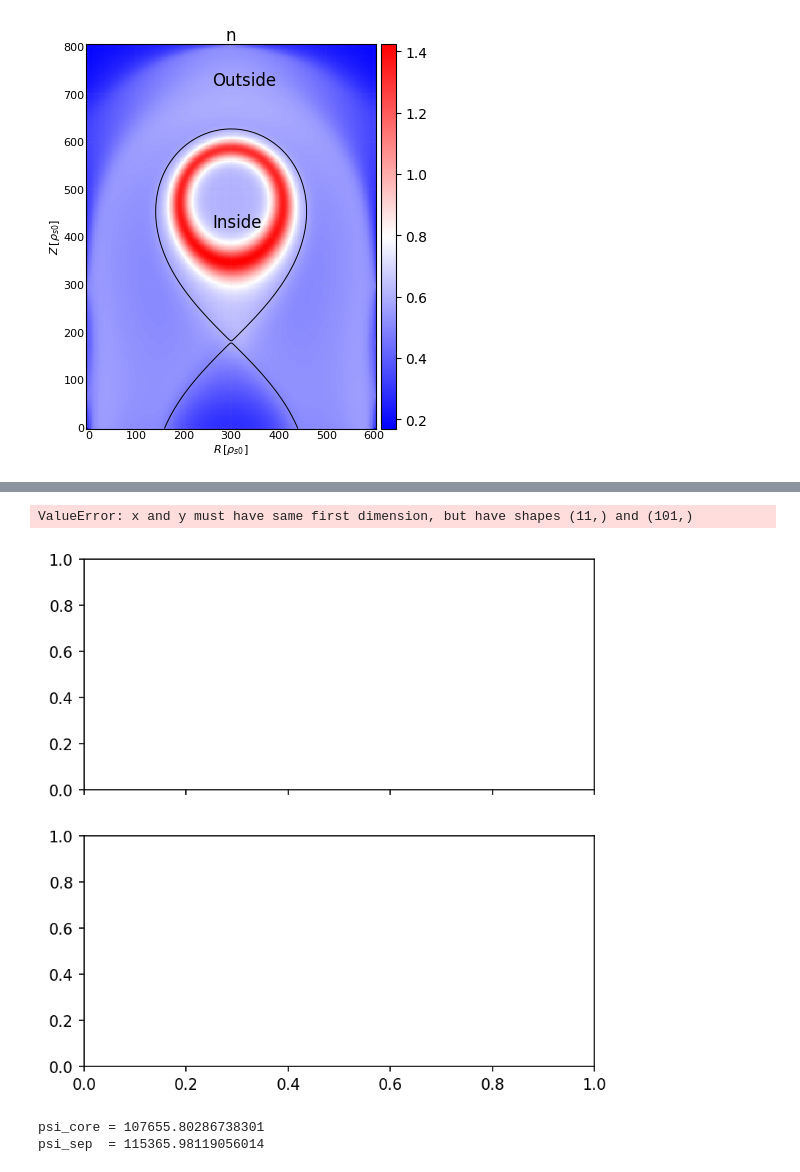
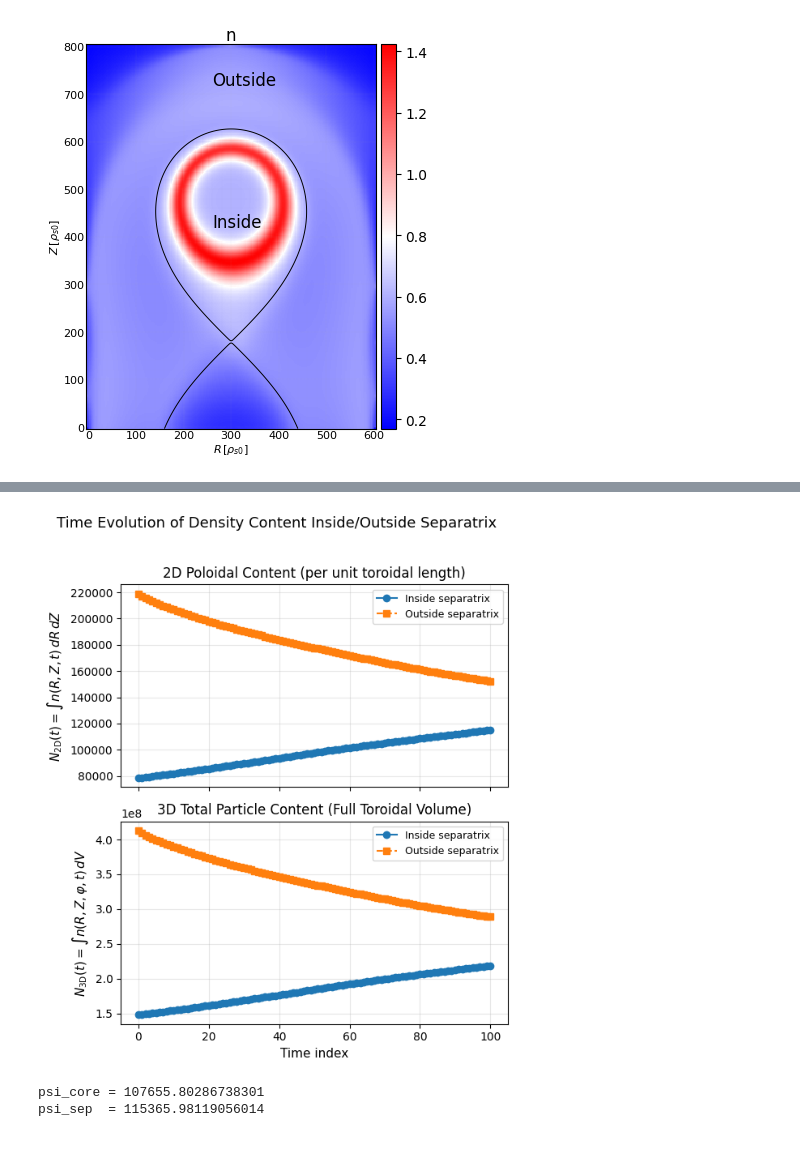
Before and after one commit to kyungtak/Jupyter_GBS, a Jupyter notebook: ML_validation/Density_conservation.ipynb, the cells around one changed output, grey strips where cells are left out. Drawn from its saved outputs; the diff is of its cells as text; code cells hidden in the pictures.

```diff
--- a/ML_validation/Density_conservation.ipynb
+++ b/ML_validation/Density_conservation.ipynb
@@ -330,33 +233,50 @@ psi_sep  = 115365.98119056014
 # %%
+# ---------------------------------------------------------
+# 7) Plot time evolution of density integrals (2D and 3D)
+# ---------------------------------------------------------
+
+t = np.arange(nt)         # replace with s.time if available
+# t = s.time              # e.g., if GBS time is provided
+
+fig, axes = plt.subplots(2, 1, figsize=(6, 7), dpi=100, sharex=True)
+
+# Global figure title
+fig.suptitle(
+    r'Time Evolution of Density Content Inside/Outside Separatrix',
+    fontsize=13, y=0.98
+)
 
 # ---------------------------------------------------------
-# 7) Plot time evolution
+# 2D poloidal integrals (per unit toroidal length)
 # ---------------------------------------------------------
-t = np.arange(nt)  # or use s.time if available
-
-fig, axes = plt.subplots(2, 1, figsize=(6, 6), dpi=150, sharex=True)
-
-# 2D integrals
 axes[0].plot(t, N2D_inside,  'o-', label='Inside separatrix')
 axes[0].plot(t, N2D_outside, 's--', label='Outside separatrix')
-axes[0].set_ylabel(r'$\int n \, dR \, dZ$')
-axes[0].legend()
+
+axes[0].set_ylabel(
+    r'$N_{\mathrm{2D}}(t) = \int n(R,Z,t)\, dR\, dZ$',
+    fontsize=11
+)
+axes[0].set_title(r'2D Poloidal Content (per unit toroidal length)', fontsize=12)
+axes[0].legend(fontsize=9)
 axes[0].grid(True, alpha=0.3)
-axes[0].set_title('2D conservation')
 
-# 3D integrals
+# ---------------------------------------------------------
+# 3D toroidal integrals (full torus)
+# ---------------------------------------------------------
 axes[1].plot(t, N3D_inside,  'o-', label='Inside separatrix')
 axes[1].plot(t, N3D_outside, 's--', label='Outside separatrix')
-axes[1].set_xlabel('time index')
-axes[1].set_ylabel(r'$\int n \, dV$')
-axes[1].legend()
+
+axes[1].set_xlabel('Time index', fontsize=11)   # replace by time units if physical time exists
+axes[1].set_ylabel(
+    r'$N_{\mathrm{3D}}(t)=\int n(R,Z,\varphi,t)\, dV$',
+    fontsize=11
+)
+axes[1].set_title(r'3D Total Particle Content (Full Toroidal Volume)', fontsize=12)
+axes[1].legend(fontsize=9)
 axes[1].grid(True, alpha=0.3)
-axes[1].set_title('3D the entire torus conservation')
 
-
-plt.tight_layout()
+plt.tight_layout(rect=[0, 0, 1, 0.96])
 plt.show()
 # %% [output]
-ValueError: x and y must have same first dimension, but have shapes (11,) and (101,)
-[figure, old version]
+[figure, new version]
 # %%
```
Also changed, not shown: parts of 5 cells of this notebook, 1 other file.
